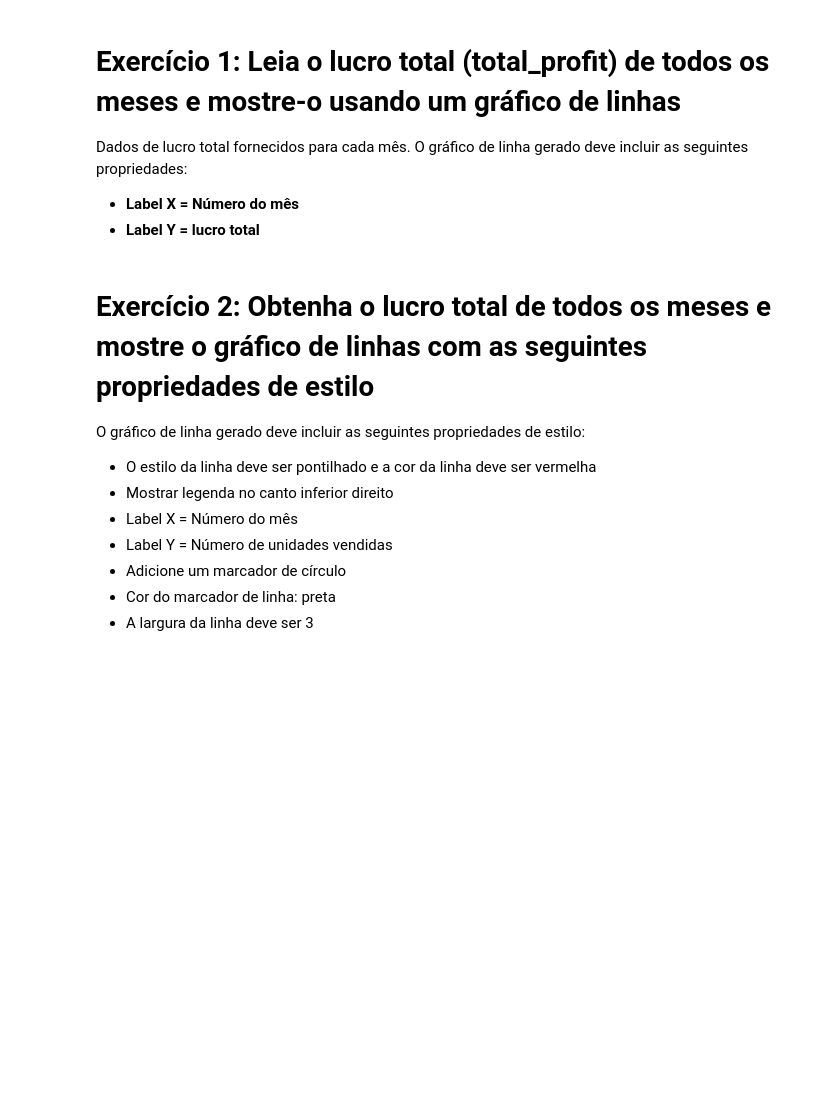
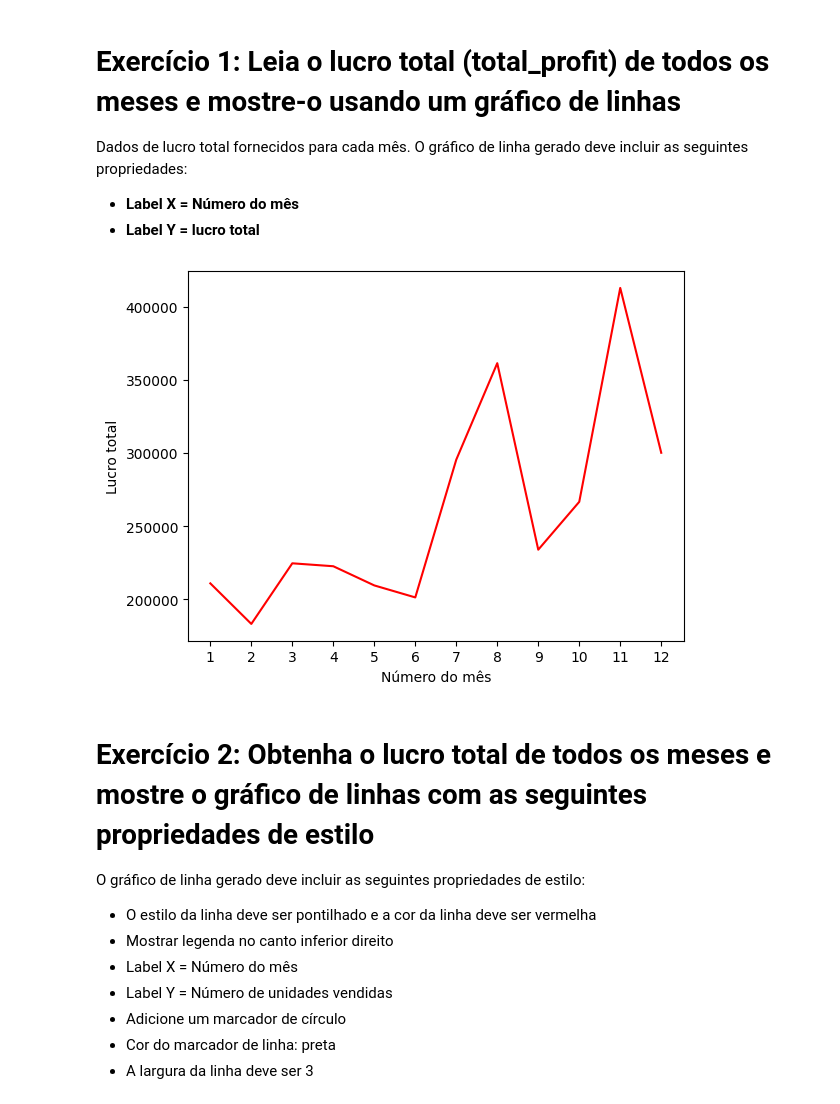
Before and after one commit to GianlucaStarke/introducao_ciencia_dados, a Jupyter notebook: Aula_03/plotanto_graficos/Matplotlib_Exercicio_Proposto.ipynb, the cells around one changed output. Cells and saved outputs as stored; diff of their text form; code cells hidden in the pictures; blank space fills up the shorter version.

```diff
--- a/Aula_03/plotanto_graficos/Matplotlib_Exercicio_Proposto.ipynb
+++ b/Aula_03/plotanto_graficos/Matplotlib_Exercicio_Proposto.ipynb
@@ -8,8 +8,19 @@ Dados de lucro total fornecidos para cada mês. O gráfico de linha gerado deve
 # %%
 import pandas as pd
 import matplotlib.pyplot as plt
 
-df = pd.read_csv("/content/company_sales_data.csv")
+df = pd.read_csv("content/company_sales_data.csv")
+
+mes = df['month_number'].tolist()
+lucro_total = df['total_profit'].tolist()
+
+plt.plot(mes, lucro_total, 'r')
+plt.xticks(mes)
+plt.xlabel('Número do mês')
+plt.ylabel('Lucro total')
+plt.show()
+# %% [output]
+[figure, added]
 # %% [markdown]
 # **Exercício 2: Obtenha o lucro total de todos os meses e mostre o gráfico de linhas com as seguintes propriedades de estilo**
 
```
Also changed, not shown: parts of 13 cells of this notebook.
